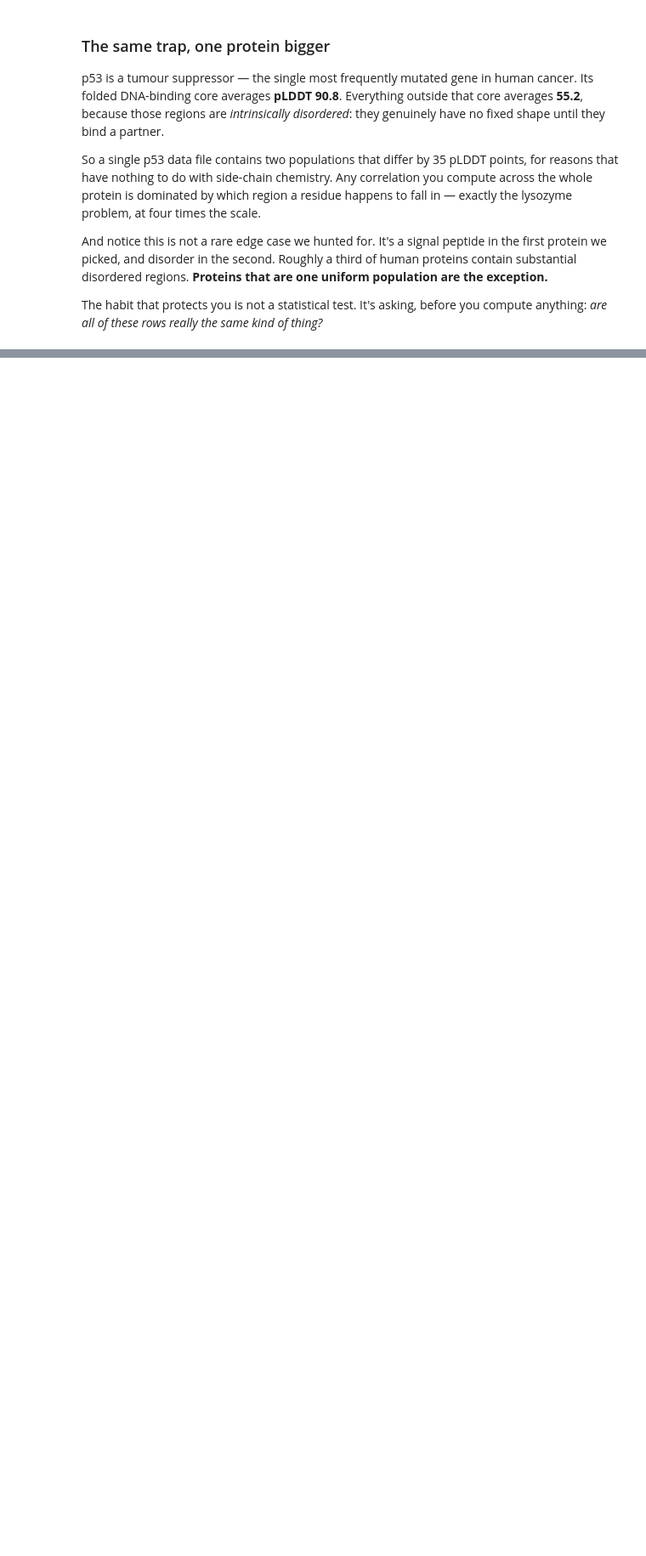
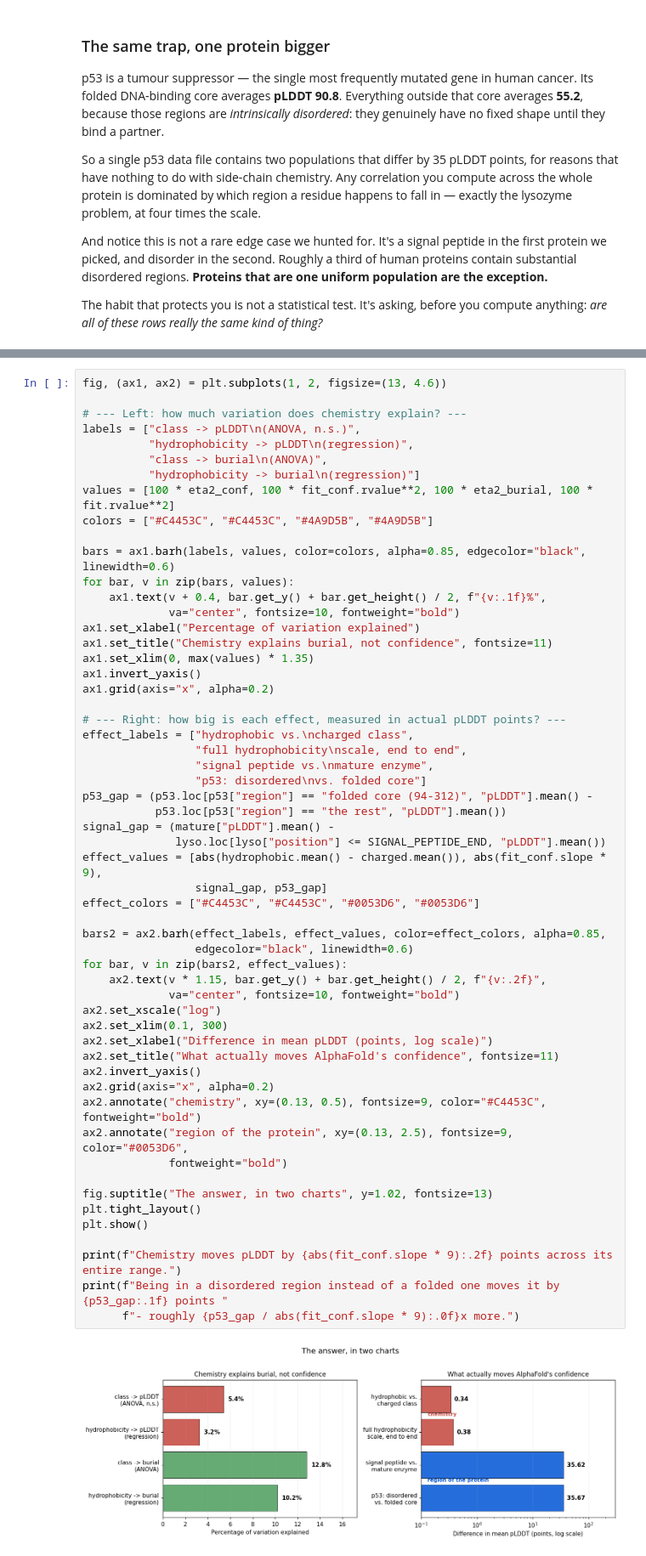
Before and after one commit to legpt/alphafold-confidence-project, a Jupyter notebook: amino_acid_chemistry_confidence.ipynb, the cells around one changed output, grey strips where cells are left out. Shown at 85% size. Drawn from its saved outputs; the diff is of its cells as text; blank space fills up the shorter version.

```diff
--- a/amino_acid_chemistry_confidence.ipynb
+++ b/amino_acid_chemistry_confidence.ipynb
@@ -1667,0 +1764,58 @@ anything: *are all of these rows really the same kind of thing?*
+# %%
+fig, (ax1, ax2) = plt.subplots(1, 2, figsize=(13, 4.6))
+
+# --- Left: how much variation does chemistry explain? ---
+labels = ["class -> pLDDT\n(ANOVA, n.s.)",
+          "hydrophobicity -> pLDDT\n(regression)",
+          "class -> burial\n(ANOVA)",
+          "hydrophobicity -> burial\n(regression)"]
+values = [100 * eta2_conf, 100 * fit_conf.rvalue**2, 100 * eta2_burial, 100 * fit.rvalue**2]
+colors = ["#C4453C", "#C4453C", "#4A9D5B", "#4A9D5B"]
+
+bars = ax1.barh(labels, values, color=colors, alpha=0.85, edgecolor="black", linewidth=0.6)
+for bar, v in zip(bars, values):
+    ax1.text(v + 0.4, bar.get_y() + bar.get_height() / 2, f"{v:.1f}%",
+             va="center", fontsize=10, fontweight="bold")
+ax1.set_xlabel("Percentage of variation explained")
+ax1.set_title("Chemistry explains burial, not confidence", fontsize=11)
+ax1.set_xlim(0, max(values) * 1.35)
+ax1.invert_yaxis()
+ax1.grid(axis="x", alpha=0.2)
+
+# --- Right: how big is each effect, measured in actual pLDDT points? ---
+effect_labels = ["hydrophobic vs.\ncharged class",
+                 "full hydrophobicity\nscale, end to end",
+                 "signal peptide vs.\nmature enzyme",
+                 "p53: disordered\nvs. folded core"]
+p53_gap = (p53.loc[p53["region"] == "folded core (94-312)", "pLDDT"].mean() -
+           p53.loc[p53["region"] == "the rest", "pLDDT"].mean())
+signal_gap = (mature["pLDDT"].mean() -
+              lyso.loc[lyso["position"] <= SIGNAL_PEPTIDE_END, "pLDDT"].mean())
+effect_values = [abs(hydrophobic.mean() - charged.mean()), abs(fit_conf.slope * 9),
+                 signal_gap, p53_gap]
+effect_colors = ["#C4453C", "#C4453C", "#0053D6", "#0053D6"]
+
+bars2 = ax2.barh(effect_labels, effect_values, color=effect_colors, alpha=0.85,
+                 edgecolor="black", linewidth=0.6)
+for bar, v in zip(bars2, effect_values):
+    ax2.text(v * 1.15, bar.get_y() + bar.get_height() / 2, f"{v:.2f}",
+             va="center", fontsize=10, fontweight="bold")
+ax2.set_xscale("log")
+ax2.set_xlim(0.1, 300)
+ax2.set_xlabel("Difference in mean pLDDT (points, log scale)")
+ax2.set_title("What actually moves AlphaFold's confidence", fontsize=11)
+ax2.invert_yaxis()
+ax2.grid(axis="x", alpha=0.2)
+ax2.annotate("chemistry", xy=(0.13, 0.5), fontsize=9, color="#C4453C", fontweight="bold")
+ax2.annotate("region of the protein", xy=(0.13, 2.5), fontsize=9, color="#0053D6",
+             fontweight="bold")
+
+fig.suptitle("The answer, in two charts", y=1.02, fontsize=13)
+plt.tight_layout()
+plt.show()
+
+print(f"Chemistry moves pLDDT by {abs(fit_conf.slope * 9):.2f} points across its entire range.")
+print(f"Being in a disordered region instead of a folded one moves it by {p53_gap:.1f} points "
+      f"- roughly {p53_gap / abs(fit_conf.slope * 9):.0f}x more.")
+# %% [output]
+[figure, added]
```
Also changed, not shown: parts of 5 cells of this notebook, 1 other file.
